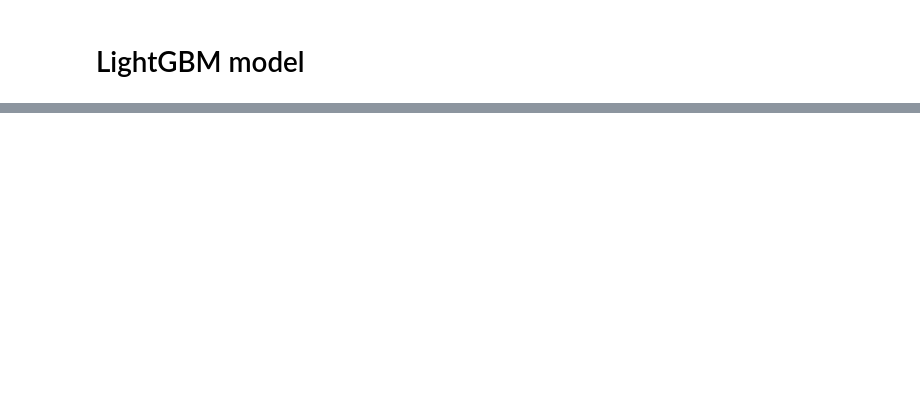
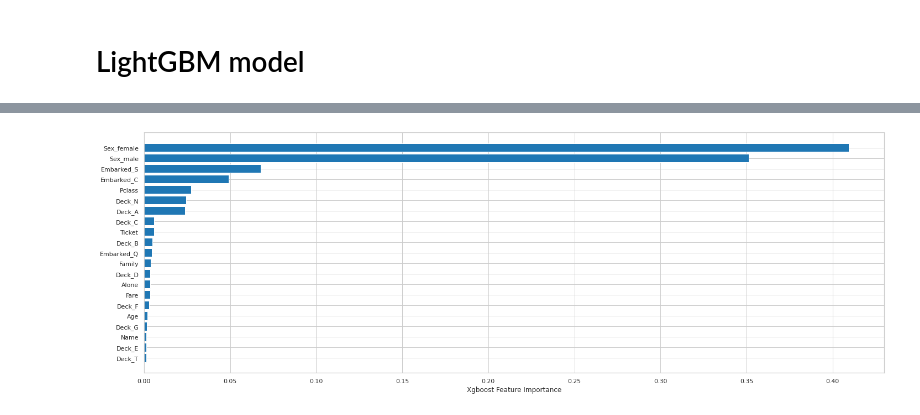
Before and after one commit to nik-nov/My_project, a Jupyter notebook: tabular_playground_series_apr_2021/model.ipynb, the cells around one changed output, grey strips where cells are left out. Cells and saved outputs as stored; diff of their text form; code cells hidden in the pictures; blank space fills up the shorter version.

```diff
--- a/tabular_playground_series_apr_2021/model.ipynb
+++ b/tabular_playground_series_apr_2021/model.ipynb
@@ -339,0 +349,6 @@ report_df
+# %%
+xgbc_ = xgb.XGBClassifier(eval_metric = "logloss", objective = "binary:logistic",
+                          colsample_bytree = 0.7083099649576006, gamma = 2, learning_rate = 0.05,
+                          max_depth = 6, min_child_weight = 0.1, n_estimators = 500, reg_alpha = 1,
+                          reg_lambda = 100, subsample = 0.7675145143612605)
+xgbc_.fit(X_train, y_train)
@@ -340,2 +365,13 @@ report_df
+# %%
+sns.set_style("whitegrid")
+sns.despine(left=True, bottom=True)
+sns.set_context("notebook")
+plt.rcParams["figure.figsize"] = (24,8)
+
+sorted_idx = xgbc_.feature_importances_.argsort()
+plt.barh(X_train.columns[sorted_idx], xgbc_.feature_importances_[sorted_idx], ecolor='g')
+plt.xlabel("Xgboost Feature Importance");
+# %% [output]
+[figure, added]
 # %%
 # делаем прогноз лучшей моделью
```
Also changed, not shown: parts of 34 cells of this notebook.
